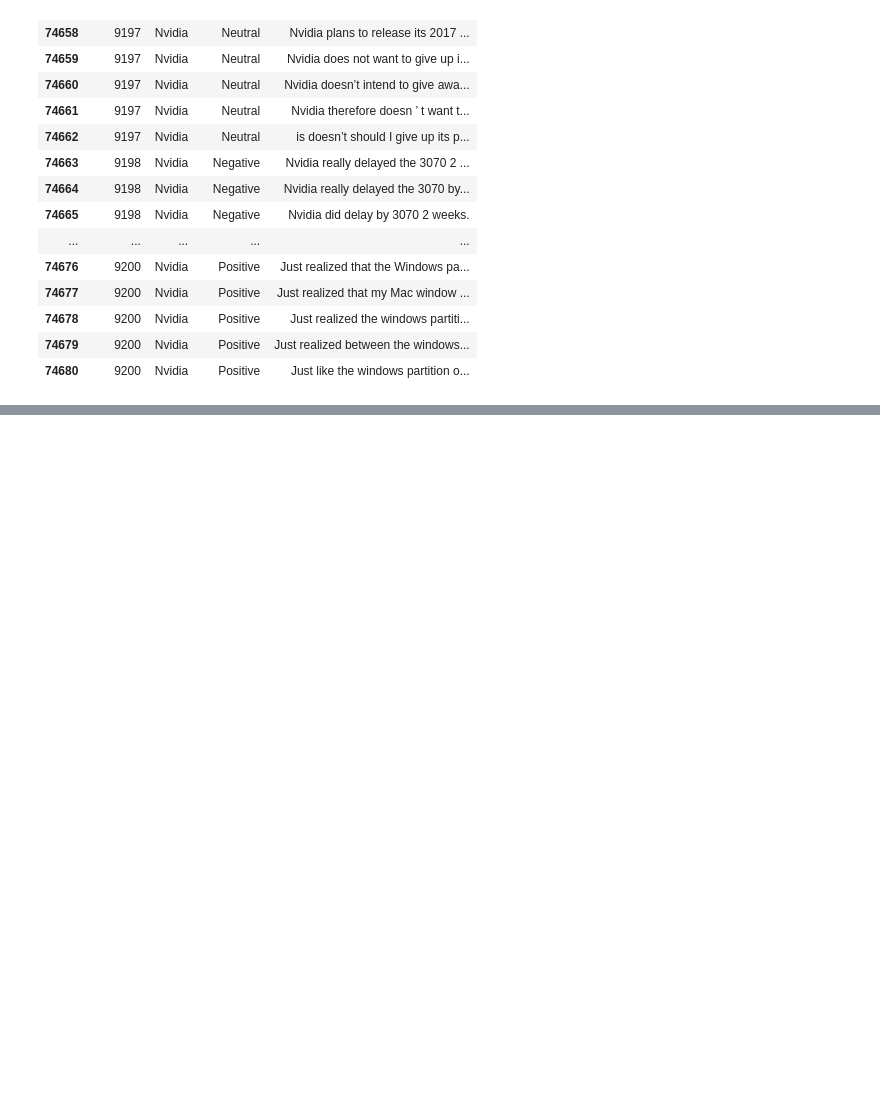
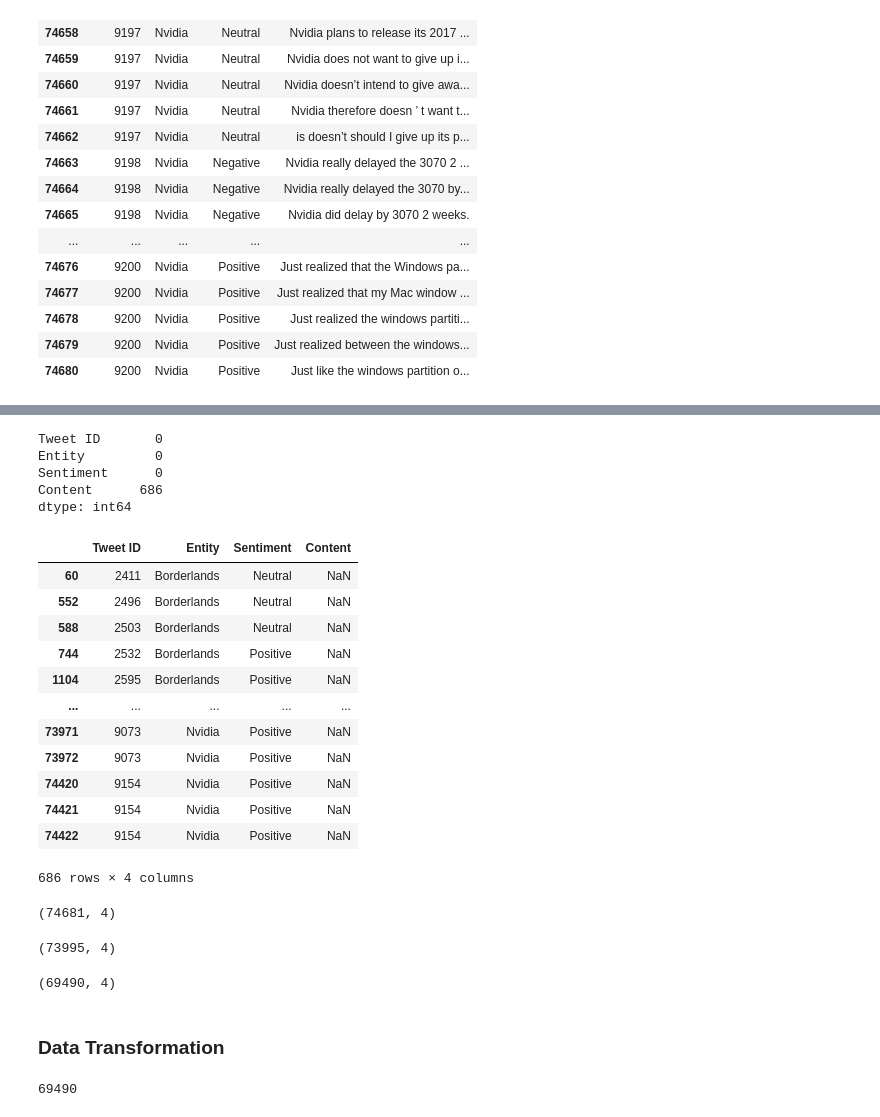
Before and after one commit to MSalmanAliKhan/Data-Science-Projects, a Jupyter notebook: Twitter-Sentiment-Analysis(SQL+Python)/Twitter Sentiment Analysis.ipynb, the cells around one changed output, grey strips where cells are left out. Cells and saved outputs as stored; diff of their text form; code cells hidden in the pictures; blank space fills up the shorter version.

Commit message:
Updating Sentiment Analysis after Data Cleaning

```diff
--- a/Twitter-Sentiment-Analysis(SQL+Python)/Twitter Sentiment Analysis.ipynb
+++ b/Twitter-Sentiment-Analysis(SQL+Python)/Twitter Sentiment Analysis.ipynb
@@ -56,0 +103,51 @@ Tweet_Train.tail(25)
+# %%
+#Counting the missing values for each column
+Tweet_Train.isna().sum()
+# %% [output]
+Tweet ID       0
+Entity         0
+Sentiment      0
+Content      686
+dtype: int64
+# %%
+#Viewing the NaN values for understanding their nature
+Mask=Tweet_Train['Content'].isnull()
+Tweet_Train[Mask]
+# %% [output]
+|  | Tweet ID | Entity | Sentiment | Content |
+| 60 | 2411 | Borderlands | Neutral | NaN |
+| 552 | 2496 | Borderlands | Neutral | NaN |
+| 588 | 2503 | Borderlands | Neutral | NaN |
+| 744 | 2532 | Borderlands | Positive | NaN |
+| 1104 | 2595 | Borderlands | Positive | NaN |
+| ... | ... | ... | ... | ... |
+| 73971 | 9073 | Nvidia | Positive | NaN |
+| 73972 | 9073 | Nvidia | Positive | NaN |
+| 74420 | 9154 | Nvidia | Positive | NaN |
+| 74421 | 9154 | Nvidia | Positive | NaN |
+| 74422 | 9154 | Nvidia | Positive | NaN |
+686 rows × 4 columns
+# %%
+#To get the total number of rows and columns in the dataset
+count_total = Tweet_Train.shape
+count_total
+# %% [output]
+(74681, 4)
+# %%
+#To get the number of rows and columns in the dataset with missing values
+count_dropna_rows = Tweet_Train.dropna().shape
+count_dropna_rows
+# %% [output]
+(73995, 4)
+# %%
+#To remove duplicate values
+Tweet_Train[Tweet_Train.duplicated(subset=['Content'], keep=False)]
+Tweet_Train_Clean= Tweet_Train.drop_duplicates(subset=['Content'], keep='first')
+#To remove missing values
+Tweet_Train_Clean=Tweet_Train_Clean.dropna()
+#To get the number of rows and columns in the clean dataset
+Tweet_Train_Clean.shape
+# %% [output]
+(69490, 4)
+# %% [markdown]
+<h3> Data Transformation </h3>
@@ -56,0 +160,5 @@ Tweet_Train.tail(25)
+# %%
+#To add the Tweet_Train_Clean to the SQLite Data Base
+Tweet_Train_Clean.to_sql('Tweet_Train_Clean', con=engine, if_exists='replace', index=False)
+# %% [output]
+69490
```
Also changed, not shown: parts of 14 cells of this notebook, 1 other file.
